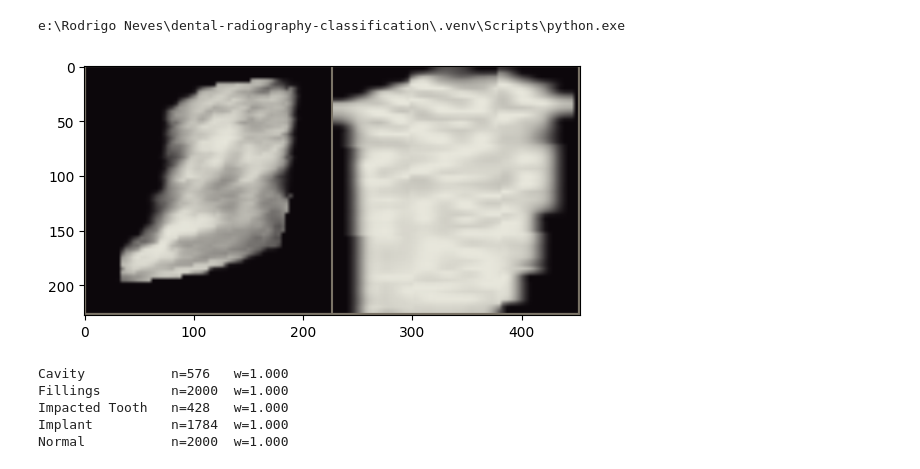
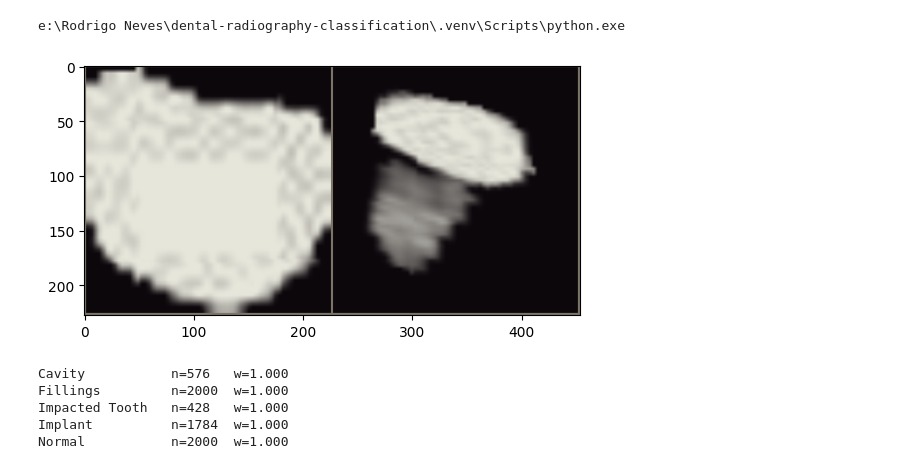
Before and after one commit to roddrigoqueiroz/dental-radiography-classification, a Jupyter notebook: dental-x-ray-classification-transfer-learning.ipynb, the cells around one changed output. Saved outputs shown, nothing was run; the diff lists cells and outputs as text; code cells hidden in the pictures.

Commit message:
Testing random vertical flip (seed 2, epoch 15 step size 7)

```diff
--- a/dental-x-ray-classification-transfer-learning.ipynb
+++ b/dental-x-ray-classification-transfer-learning.ipynb
@@ -293,6 +293,7 @@ train_transforms = transforms.Compose([
     transforms.RandomRotation(10,),
     transforms.RandomPerspective(),
     transforms.RandomHorizontalFlip(),
+    transforms.RandomVerticalFlip(),
     transforms.Resize(224),
     transforms.ToTensor(),
     transforms.Normalize(mean=[0.507, 0.487, 0.441], std=[0.267, 0.256, 0.276])
@@ -354,34 +355,34 @@ dataloaders = {
         num_workers=0,
         generator=loader_generator if x == 'train' else None,
         worker_init_fn=seed_worker,
     )
     for x in ['train', 'valid', 'test']
 }
 dataset_sizes = {x: len(image_datasets[x]) for x in ['train', 'valid', 'test']}
 class_names = image_datasets['train'].classes
 
 def imshow(inp, title=None):
     """Imshow for Tensor."""
     inp = inp.numpy().transpose((1, 2, 0))
     mean = np.array([0.485, 0.456, 0.406])
     std = np.array([0.229, 0.224, 0.225])
     inp = std * inp + mean
     inp = np.clip(inp, 0, 1)
     plt.imshow(inp)
     plt.savefig('Augmented_data_train.pdf', bbox_inches = 'tight')
     if title is not None:
         plt.title(title)
     plt.pause(0.001)  # pause a bit so that plots are updated
 
 # Get a batch of training data
 inputs, classes = next(iter(dataloaders['train']))
 
 # Make a grid from batch
 out = torchvision.utils.make_grid(inputs)
 
 imshow(out)#, title=[class_names[x] for x in classes])
 # %% [output]
-[figure, old version]
+[figure, new version]
 # %%
 def build_class_weights(train_imagefolder, class_names, mode="none",
                         beta=0.999, manual=None):
```
Also changed, not shown: parts of 5 cells of this notebook, 4 other files.
